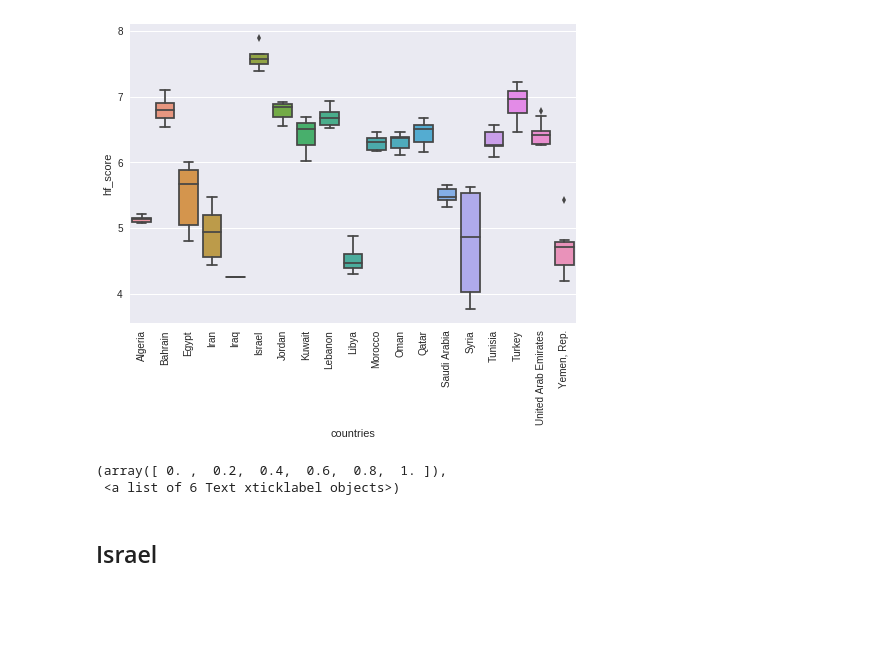
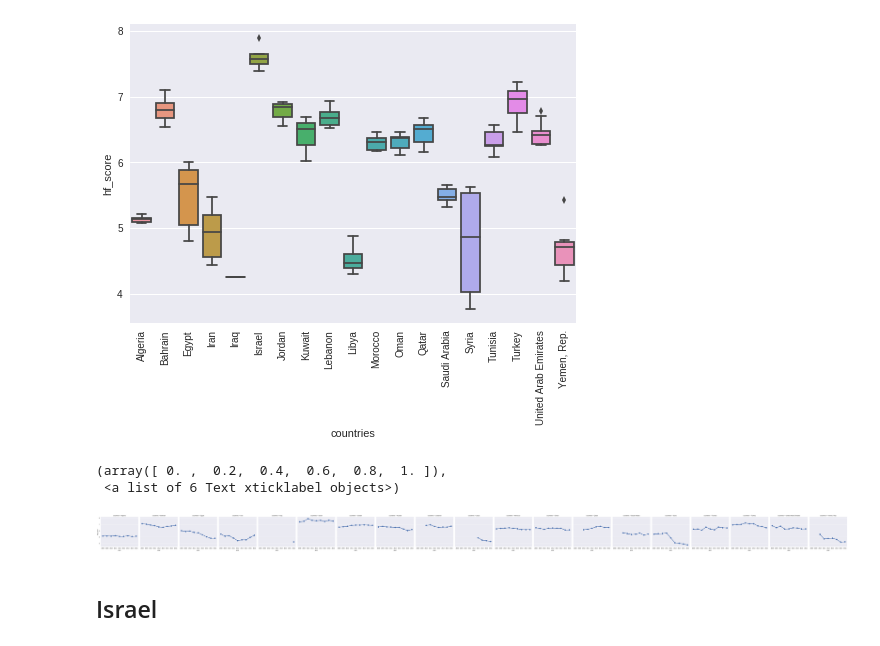
Before and after one commit to JaniceLove/Kaggle, a Jupyter notebook: Human freedom index.ipynb, the cells around one changed output. Cells and saved outputs as stored; diff of their text form; code cells hidden in the pictures; blank space fills up the shorter version.

```diff
--- a/Human freedom index.ipynb
+++ b/Human freedom index.ipynb
@@ -79,6 +102,11 @@ plt.xticks(rotation=90)
 [figure]
 (array([ 0. ,  0.2,  0.4,  0.6,  0.8,  1. ]),
  <a list of 6 Text xticklabel objects>)
+# %%
+sns.factorplot(data=midEastNAf_df, x="year", y="hf_score", col='countries')
+sns.plt.show()
+# %% [output]
+[figure, added]
 # %% [markdown]
 ## Israel
 # %% [markdown]
```
Also changed, not shown: parts of 10 cells of this notebook.
